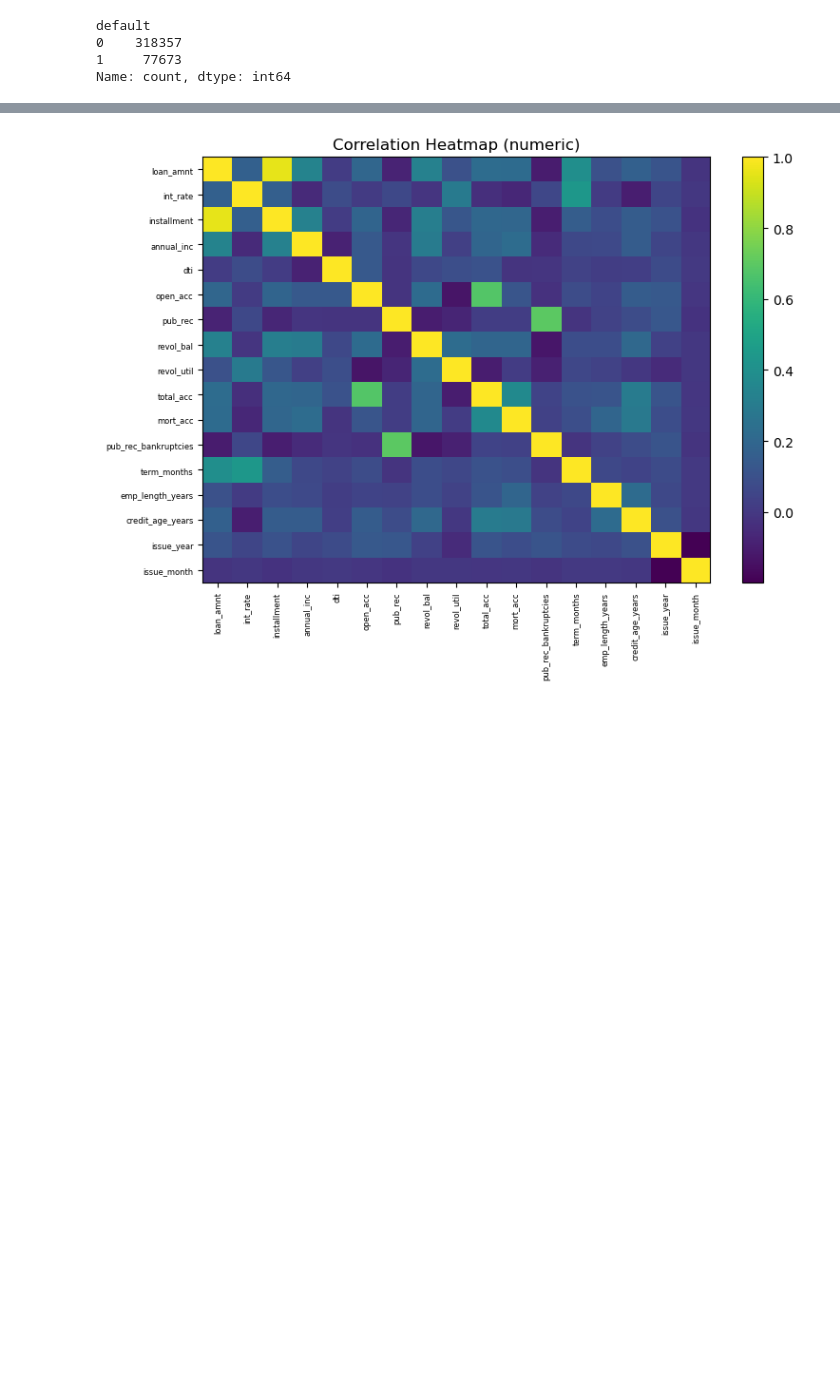
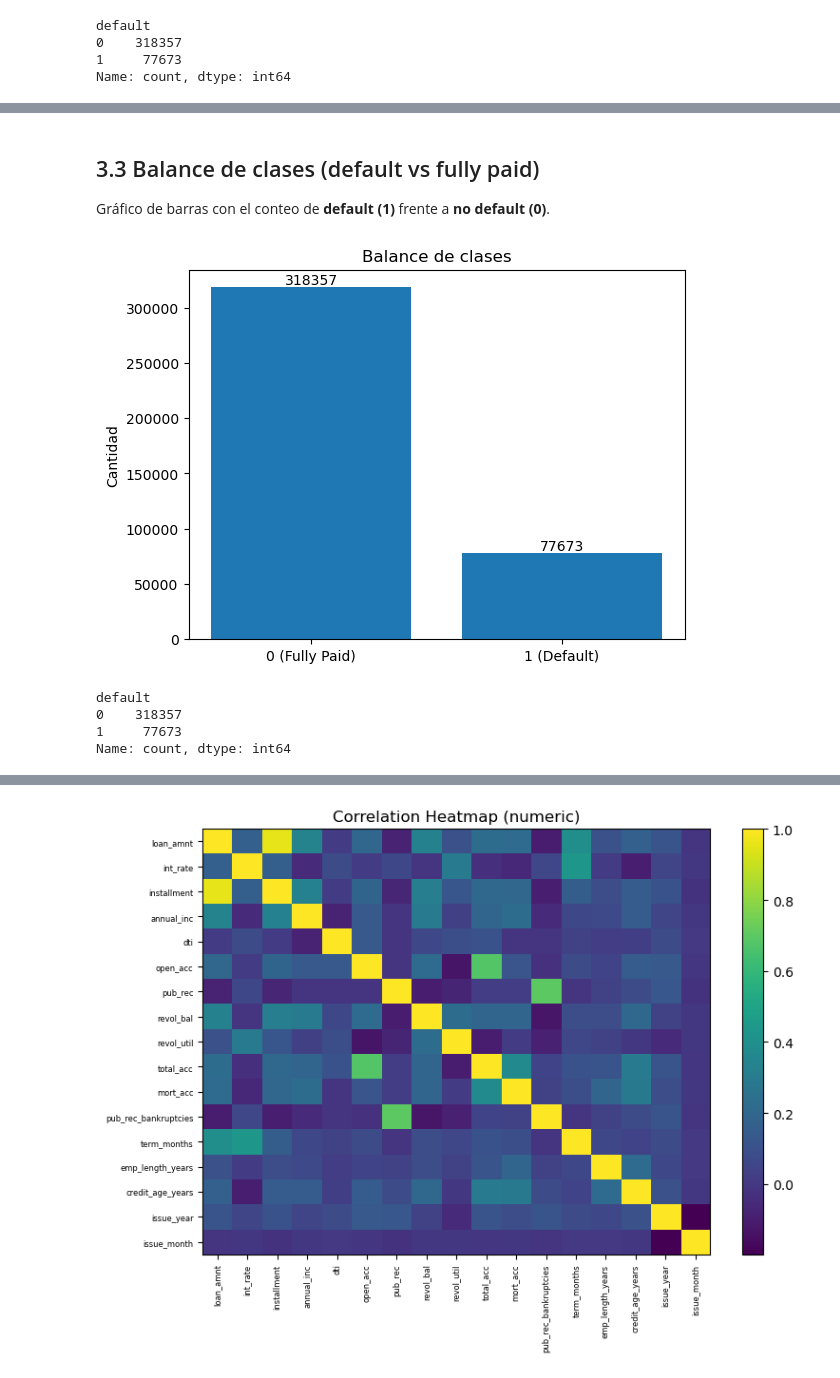
Before and after one commit to Gabriels114/lendingclub-risk-analysis-cuc, a Jupyter notebook: LendingClub_Default_Prediction.ipynb, the cells around one changed output, grey strips where cells are left out. Drawn from its saved outputs; the diff is of its cells as text; code cells hidden in the pictures; blank space fills up the shorter version.

```diff
--- a/LendingClub_Default_Prediction.ipynb
+++ b/LendingClub_Default_Prediction.ipynb
@@ -45,5 +83,5 @@ pd.set_option('display.width', 140)
 # %%
-df = pd.read_csv(DATA_PATH)
+df = pd.read_csv('lending_club_loan_two.csv')
 df.head()
 # %% [output]
 |  | loan_amnt | term | int_rate | installment | grade | sub_grade | emp_title | emp_length | home_ownership | ... |
@@ -159,0 +305,11 @@ Name: count, dtype: int64
+# %%
+if 'default' not in df.columns:
+    df['default'] = (df['loan_status'].astype(str).str.strip().str.lower() == 'charged off').astype(int)
+
+# 2) Si no existe df_model, trabajamos con df (sin drops)
+if 'df_model' not in globals():
+    df_model = df.copy()
+
+print("Forma (df):", df.shape, "| Forma (df_model):", df_model.shape)
+print("Columnas en df_model:", len(df_model.columns))
+print("Clases (default=1 / fully paid=0):\n", df['default'].value_counts())
@@ -159,0 +387,19 @@ Name: count, dtype: int64
+# %% [markdown]
+## 3.3 Balance de clases (default vs fully paid)
+Gráfico de barras con el conteo de **default (1)** frente a **no default (0)**.
+# %%
+clase_counts = df['default'].value_counts().sort_index()
+fig, ax = plt.subplots()
+ax.bar(['0 (Fully Paid)', '1 (Default)'], clase_counts.values)
+ax.set_title('Balance de clases')
+ax.set_ylabel('Cantidad')
+for i, v in enumerate(clase_counts.values):
+    ax.text(i, v, str(v), ha='center', va='bottom')
+plt.show()
+clase_counts
+# %% [output]
+[figure, added]
+default
+0    318357
+1     77673
+Name: count, dtype: int64
```
Also changed, not shown: parts of 44 cells of this notebook, 3 other files.
